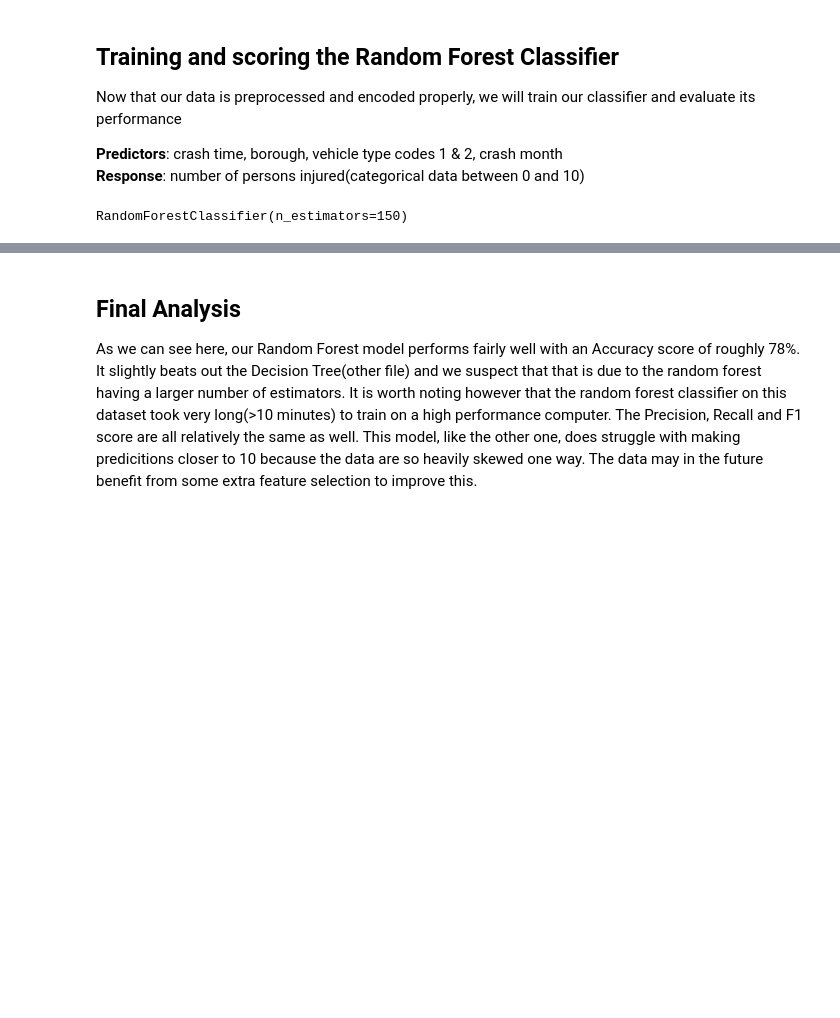
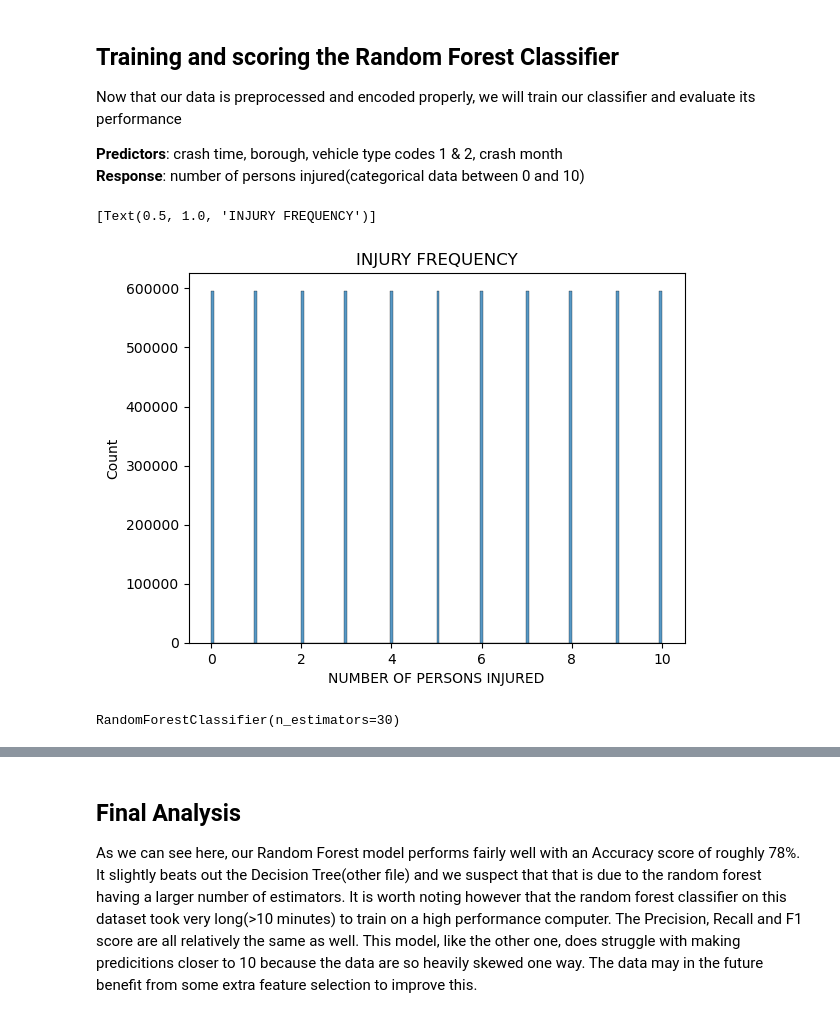
Before and after one commit to jackr276/NYC-Car-Crash-Classifier, a Jupyter notebook: Motor Vehicle Collisions Random Forest.ipynb, the cells around one changed output, grey strips where cells are left out. Cells and saved outputs as stored; diff of their text form; code cells hidden in the pictures; blank space fills up the shorter version.

```diff
--- a/Motor Vehicle Collisions Random Forest.ipynb
+++ b/Motor Vehicle Collisions Random Forest.ipynb
@@ -391,12 +422,21 @@ Now that our data is preprocessed and encoded properly, we will train our classi
 # %%
 # Let's now split the data up
 X = collisions[['CRASH TIME','BOROUGH', 'VEHICLE TYPE CODE 1','VEHICLE TYPE CODE 2', 'CRASH MONTH']]
 y = collisions[['NUMBER OF PERSONS INJURED']].to_numpy().flatten()
 
 X_train, X_test, y_train, y_test = train_test_split(X, y, test_size = 0.2, random_state=42)
+
+ros = imblearn.over_sampling.RandomOverSampler(sampling_strategy = 'not majority', random_state=410)
+
+X_train_resample, y_train_resample = ros.fit_resample(X_train, y_train)
+y_train_resample_df = pd.DataFrame(y_train_resample, columns=['NUMBER OF PERSONS INJURED'])
+sns.histplot(data=y_train_resample_df, x="NUMBER OF PERSONS INJURED").set(title="INJURY FREQUENCY")
+# %% [output]
+[Text(0.5, 1.0, 'INJURY FREQUENCY')]
+[figure, added]
 # %%
 # Let's train a decision tree model on this
-rf = RandomForestClassifier(n_estimators=150)
-rf.fit(X_train, y_train)
+rf = RandomForestClassifier(n_estimators=30)
+rf.fit(X_train_resample, y_train_resample)
 # %% [output]
-RandomForestClassifier(n_estimators=150)
+RandomForestClassifier(n_estimators=30)
```
Also changed, not shown: parts of 17 cells of this notebook, 1 other file.
